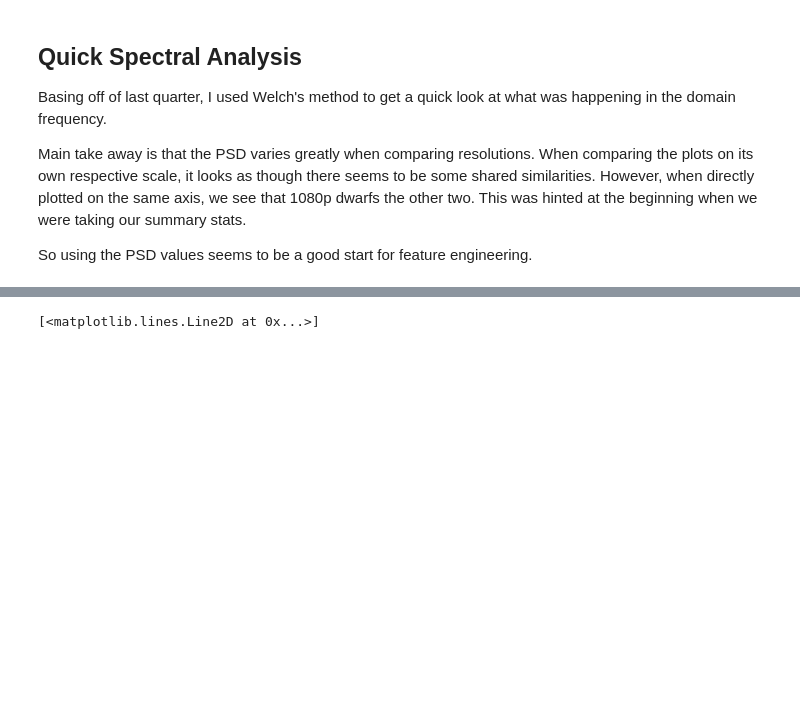
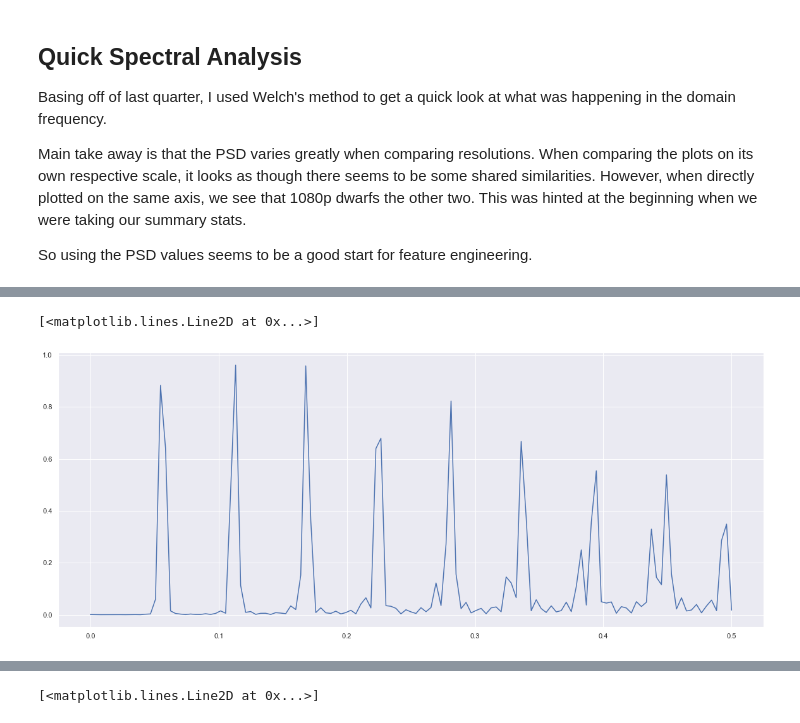
Before and after one commit to stephdoan/ResRecovery, a Jupyter notebook: notebooks/EDA.ipynb, the cells around one changed output, grey strips where cells are left out. Drawn from its saved outputs; the diff is of its cells as text; code cells hidden in the pictures; blank space fills up the shorter version.

```diff
--- a/notebooks/EDA.ipynb
+++ b/notebooks/EDA.ipynb
@@ -165,0 +212,7 @@ two_four_resample = convert_ms_df(stdoan_two_four).resample('500ms', on='Time').
+# %%
+f_temp, Pxx_temp = sp.signal.welch(zeroed[10:], fs=1)
+plt.figure(figsize=(20,8))
+plt.plot(f_temp, Pxx_temp)
+# %% [output]
+[<matplotlib.lines.Line2D at 0x...>]
+[figure, added]
```
Also changed, not shown: parts of 12 cells of this notebook, 2 other files.
